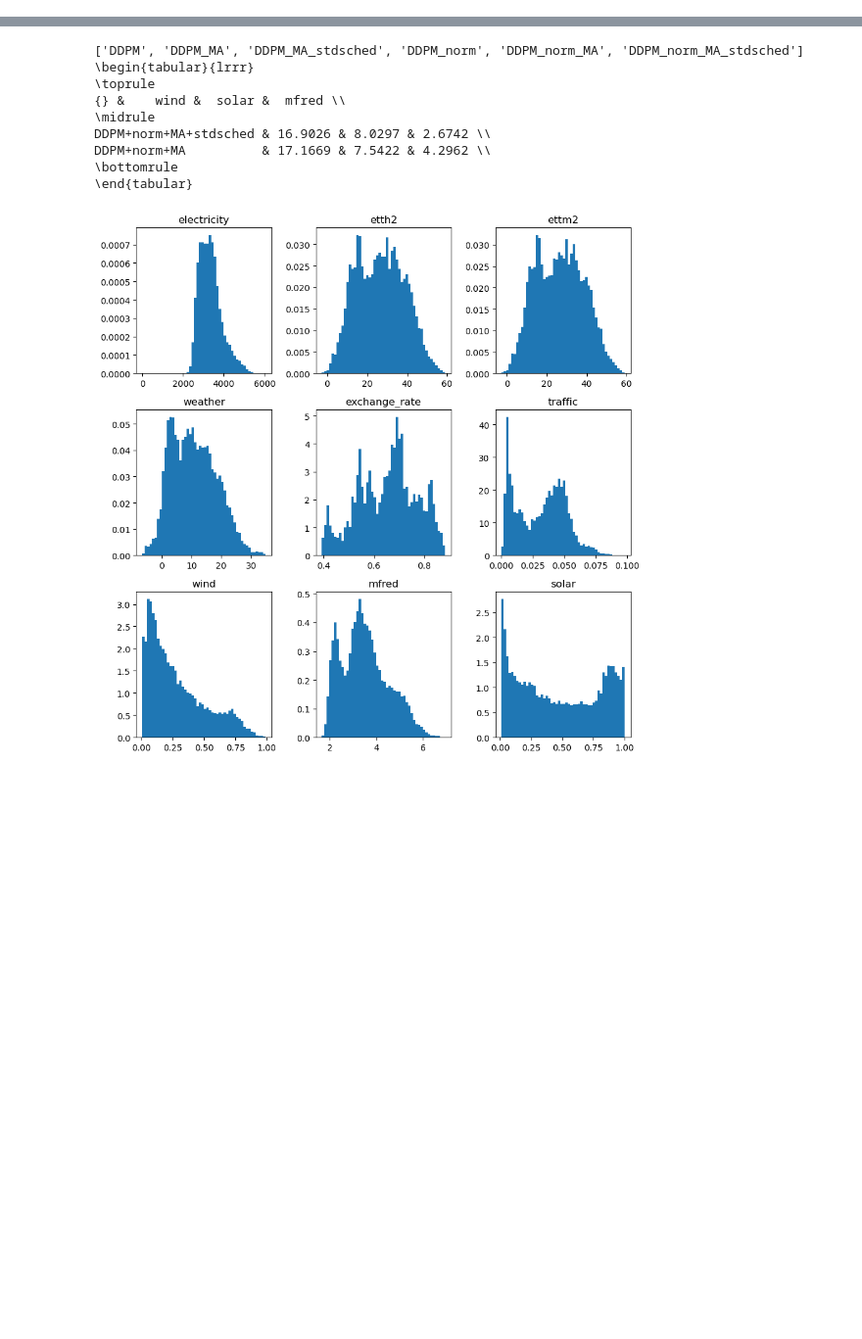
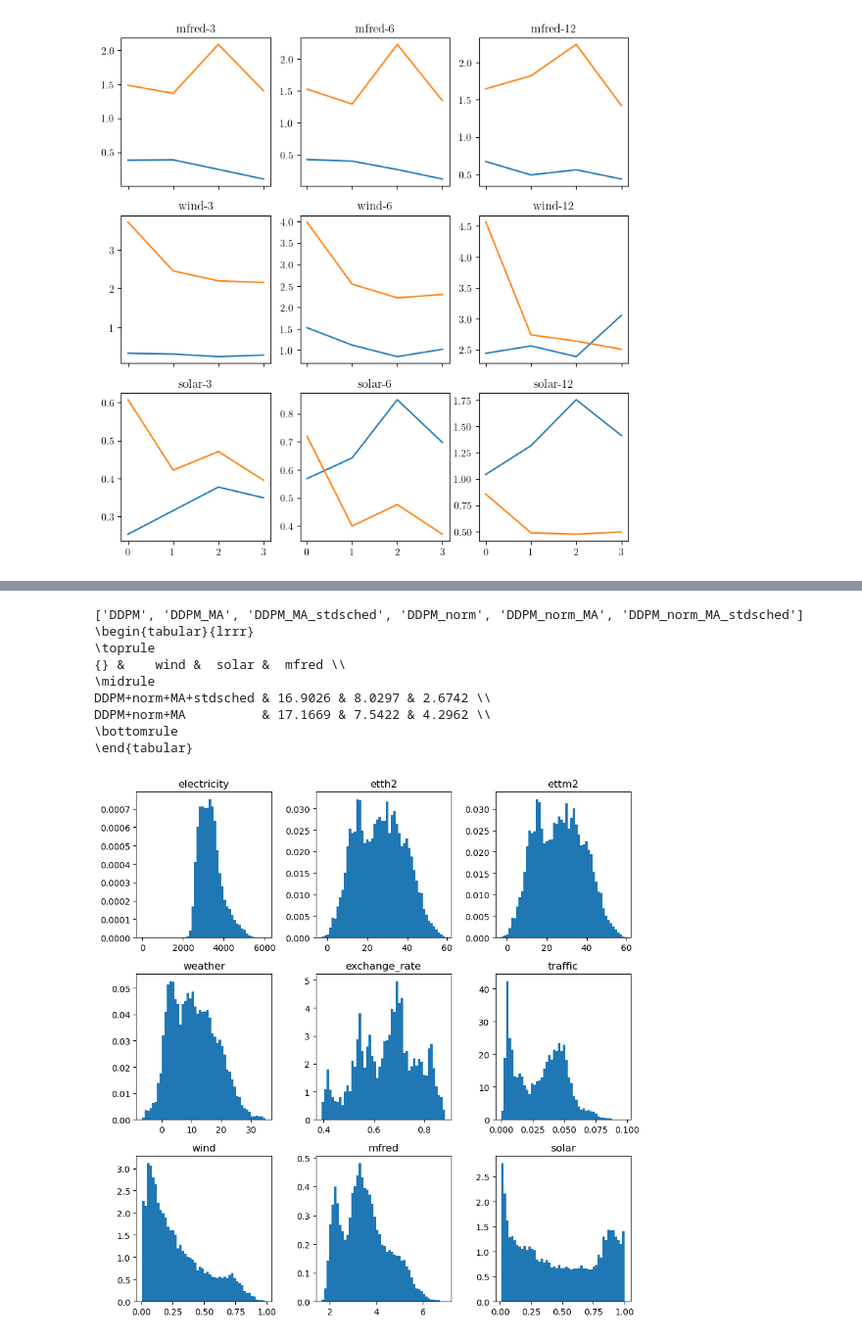
Before and after one commit to WillWang1113/Moving-Average-Diffusion, a Jupyter notebook: notebooks/plot.ipynb, the cells around one changed output, grey strips where cells are left out. Shown at 98% size. Saved outputs shown, nothing was run; the diff lists cells and outputs as text; code cells hidden in the pictures; blank space fills up the shorter version.

```diff
--- a/notebooks/plot.ipynb
+++ b/notebooks/plot.ipynb
@@ -6 +20,42 @@ import matplotlib.pyplot as plt
+# %%
+root_pth = "/home/user/data/MAD_sr_benchcos/savings"
+# root_pth = "../savings/MAD_sr/savings"
+# kernel_size = [2, 4, 8, 16]
+kernel_size = [3, 6, 12]
+# datasets = ["mfred"]
+datasets = ["mfred", "wind", "solar"]
+# diff_steps = [25, 50,]
+diff_steps = [25, 50, 75, 100]
+fig, axs = plt.subplots(
+    len(datasets),
+    len(kernel_size),
+    sharex='col',
+    # sharey='row',
+    figsize=[len(kernel_size) * 3, 3 * len(datasets)],
+)
+
+for i in range(len(datasets)):
+    for j in range(len(kernel_size)):
+        diff_mad_metric, diff_bench_metric = [], []
+        for k in range(len(diff_steps)):
+            mad_metric = np.load(
+                f"/home/user/data/MAD_sr_benchcos/savings/{datasets[i]}_576_S/MADTC_NFD_DIT_eps_T{diff_steps[k]}_bs64_condNone_ksNone/cond_sr_startks_{kernel_size[j]}_fast_False_dtm_True_strategy_None.npy"
+            )
+            diff_mad_metric.append(mad_metric)
+            # print(mad_metric)
+            bench_metric = np.load(
+                f"/home/user/data/MAD_sr_benchcos/savings/{datasets[i]}_576_S/DDPM_T{diff_steps[k]}_bs64_condsr_ks{kernel_size[j]}/cond_sr_startks_{kernel_size[j]}_fast_False_dtm_True_strategy_ddpm.npy"
+            )
+            diff_bench_metric.append(bench_metric)
+        mad_mean = np.array(diff_mad_metric).mean(axis=1)
+        mad_std = np.array(diff_mad_metric).std(axis=1)
+
+        bench_mean = np.array(diff_bench_metric).mean(axis=1)
+        bench_std = np.array(diff_bench_metric).std(axis=1)
+        # print(mad_mean.shape)
+        axs[i, j].plot(mad_mean[:, -1])
+        axs[i, j].plot(bench_mean[:, -1])
+        axs[i, j].set_title(f'{datasets[i]}-{kernel_size[j]}')
+# %% [output]
+[figure, added]
 # %%
```
Also changed, not shown: parts of 18 cells of this notebook, 31 other files.
